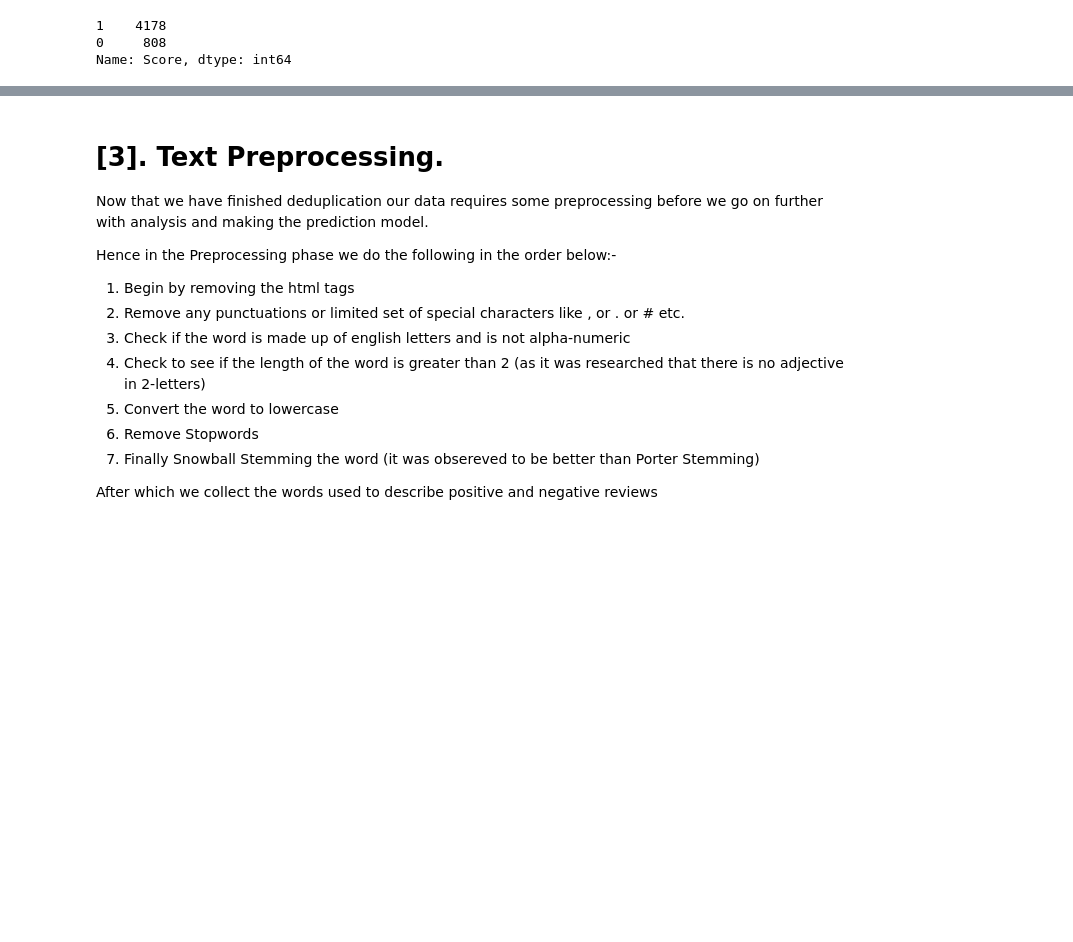
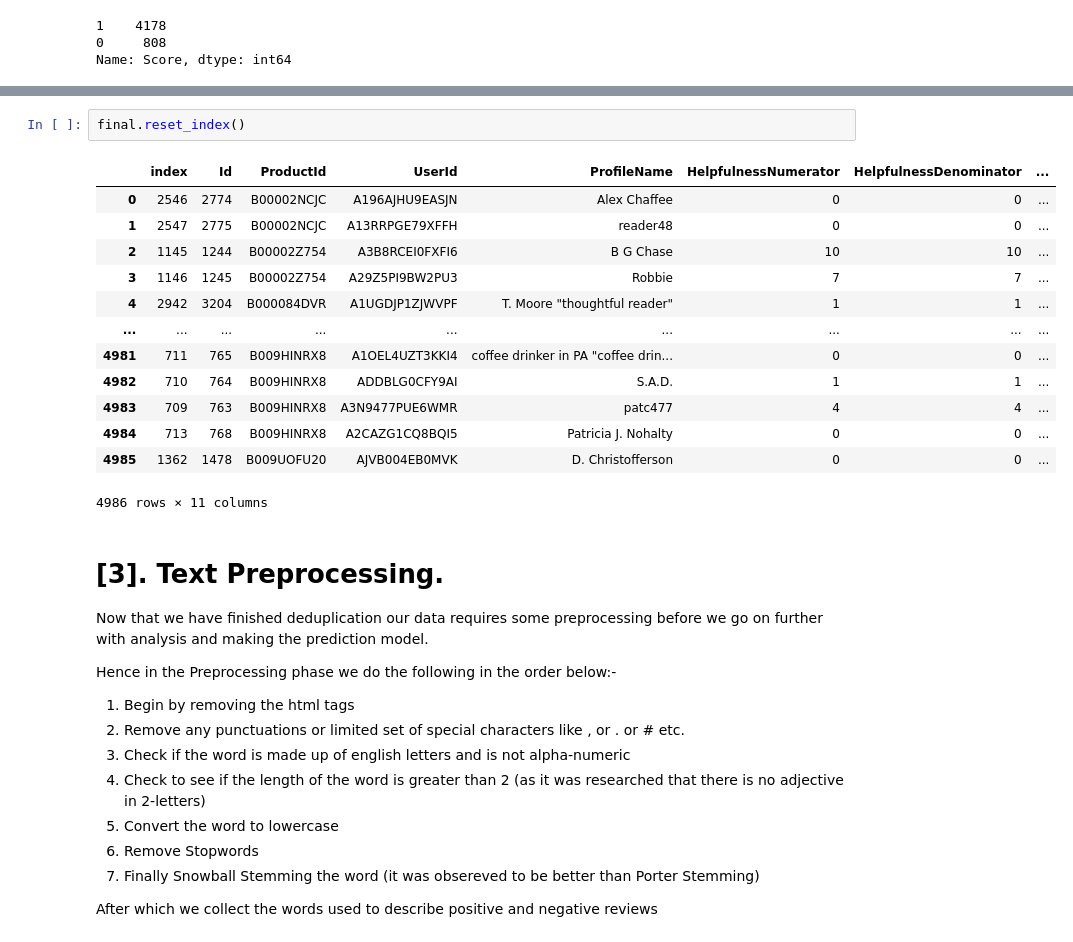
Before and after one commit to Dummy-Bug/Amazon-Fine-Food-Reviews, a Jupyter notebook: Amazon_Fine_Food_Reviews_Analysis.ipynb, the cells around one changed output, grey strips where cells are left out. Saved outputs shown, nothing was run; the diff lists cells and outputs as text; blank space fills up the shorter version.

```diff
--- a/Amazon_Fine_Food_Reviews_Analysis.ipynb
+++ b/Amazon_Fine_Food_Reviews_Analysis.ipynb
@@ -316,3 +322,19 @@ Name: Score, dtype: int64
+# %%
+final.reset_index()
+# %% [output]
+|  | index | Id | ProductId | UserId | ProfileName | HelpfulnessNumerator | HelpfulnessDenominator | ... |
+| 0 | 2546 | 2774 | B00002NCJC | A196AJHU9EASJN | Alex Chaffee | 0 | 0 | ... |
+| 1 | 2547 | 2775 | B00002NCJC | A13RRPGE79XFFH | reader48 | 0 | 0 | ... |
+| 2 | 1145 | 1244 | B00002Z754 | A3B8RCEI0FXFI6 | B G Chase | 10 | 10 | ... |
+| 3 | 1146 | 1245 | B00002Z754 | A29Z5PI9BW2PU3 | Robbie | 7 | 7 | ... |
+| 4 | 2942 | 3204 | B000084DVR | A1UGDJP1ZJWVPF | T. Moore "thoughtful reader" | 1 | 1 | ... |
+| ... | ... | ... | ... | ... | ... | ... | ... | ... |
+| 4981 | 711 | 765 | B009HINRX8 | A1OEL4UZT3KKI4 | coffee drinker in PA "coffee drin... | 0 | 0 | ... |
+| 4982 | 710 | 764 | B009HINRX8 | ADDBLG0CFY9AI | S.A.D. | 1 | 1 | ... |
+| 4983 | 709 | 763 | B009HINRX8 | A3N9477PUE6WMR | patc477 | 4 | 4 | ... |
+| 4984 | 713 | 768 | B009HINRX8 | A2CAZG1CQ8BQI5 | Patricia J. Nohalty | 0 | 0 | ... |
+| 4985 | 1362 | 1478 | B009UOFU20 | AJVB004EB0MVK | D. Christofferson | 0 | 0 | ... |
+4986 rows × 11 columns
 # %% [markdown]
 # [3].  Text Preprocessing.
 
```
Also changed, not shown: parts of 27 cells of this notebook.
